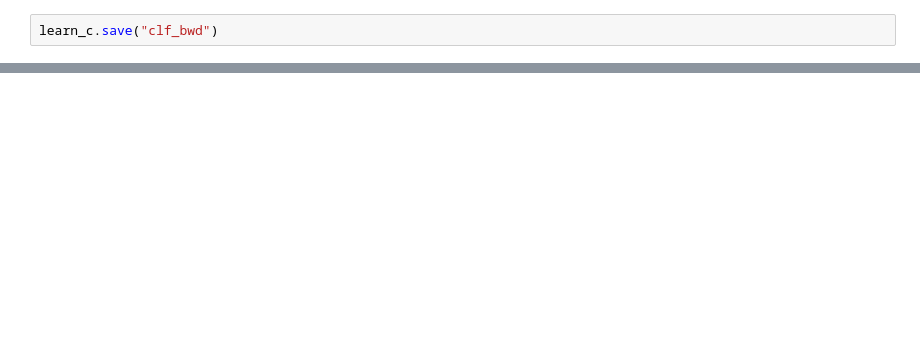
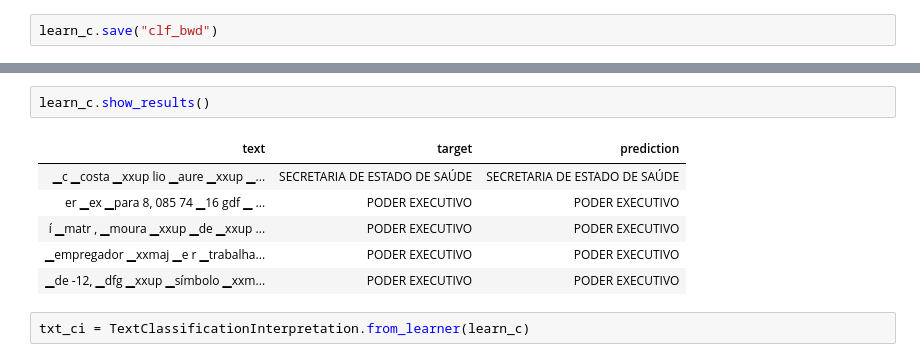
Before and after one commit to peluz/kneedle-exploration, a Jupyter notebook: train_ulmfit.ipynb, the cells around one changed output, grey strips where cells are left out. Saved outputs shown, nothing was run; the diff lists cells and outputs as text; blank space fills up the shorter version.

Commit message:
add clf bwd results

```diff
--- a/train_ulmfit.ipynb
+++ b/train_ulmfit.ipynb
@@ -394,0 +664,11 @@ learn_c.save("clf_bwd")
+# %%
+learn_c.show_results()
+# %% [output]
+| text | target | prediction |
+| ▁c ▁costa ▁xxup lio ▁aure ▁xxup ▁... | SECRETARIA DE ESTADO DE SAÚDE | SECRETARIA DE ESTADO DE SAÚDE |
+| er ▁ex ▁para 8, 085 74 ▁16 gdf ▁ ... | PODER EXECUTIVO | PODER EXECUTIVO |
+| í ▁matr , ▁moura ▁xxup ▁de ▁xxup ... | PODER EXECUTIVO | PODER EXECUTIVO |
+| ▁empregador ▁xxmaj ▁e r ▁trabalha... | PODER EXECUTIVO | PODER EXECUTIVO |
+| ▁de -12, ▁dfg ▁xxup ▁símbolo ▁xxm... | PODER EXECUTIVO | PODER EXECUTIVO |
+# %%
+txt_ci = TextClassificationInterpretation.from_learner(learn_c)
```
Also changed, not shown: parts of 51 cells of this notebook, 1 other file.
